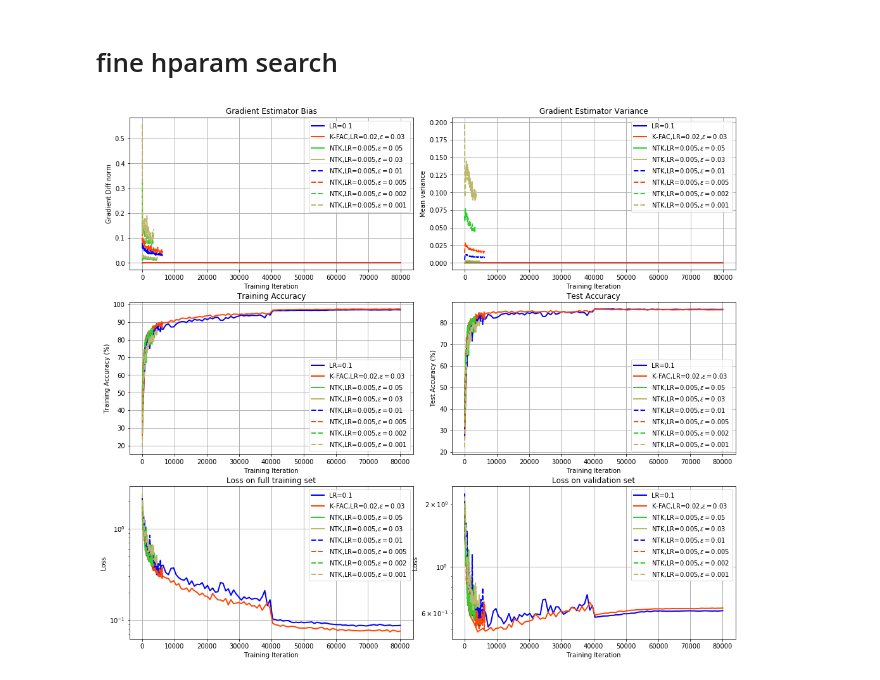
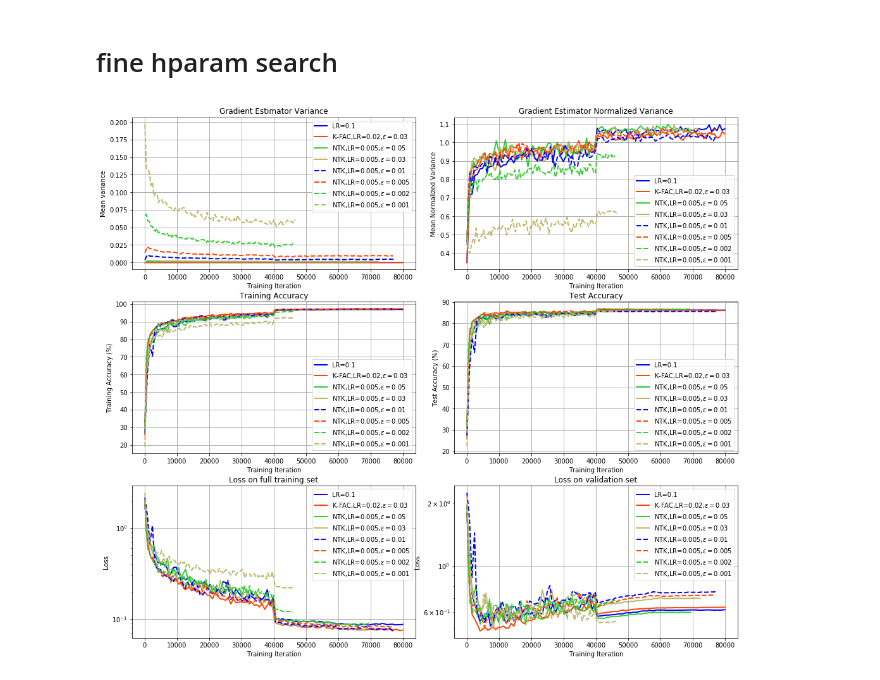
Before and after one commit to fartashf/gvar_code, a Jupyter notebook: notebooks/figures_ntk.ipynb, the cells around one changed output. Drawn from its saved outputs; the diff is of its cells as text; code cells hidden in the pictures.

```diff
--- a/notebooks/figures_ntk.ipynb
+++ b/notebooks/figures_ntk.ipynb
@@ -173,18 +173,18 @@ data, run_names = plot_runs_and_tags(get_data_f, plot_f, logdir, patterns, tag_n
 # %%
 get_data_f = get_data_pth
 # plot_f = plt.plot
 plot_f = plot_smooth_o1
 logdir = '/u/faghri/dmom/code/runs/'
-patterns = ['.*runs_cifar10_gvar_ntk/(00|08|.*weight_decay_0,(?!.*estim_sgd).*lr_0.005)']  # (?!.*scheduler)
-tag_names = ['grad_bias', 'est_var', 'Tacc', 'Vacc', 'Tloss', 'Vloss']  # 'lr', 'gb_td',
+patterns = ['.*runs_cifar10_gvar_ntk/(00|08|.*ntk.*lr_0.005)']  # (?!.*scheduler)
+tag_names = ['est_var', 'est_nvar', 'Tacc', 'Vacc', 'Tloss', 'Vloss']  # 'lr', 'gb_td', 'grad_bias',
 fig_name = 'figs_ntk/cifar10.png'
 lg_tags = ['optim_sgd', 'adam', 'kfac', 'estim_ntk', 'lr_', 'damping_']
 ylim = [None]*20
 # ylim = [[.2e-4, 1e-4], [0, 1.5e-7], [-1, 0.1], None, [98, 100], [98, 100], None, None]
 # ylim = [[1e-4, 1e-1], [1e-2, 1e-1], [98, 100], [97,100], [0, 100], None, None, None, None, None, None, None, None, None, None, None, None]
 sep_h = True
 ncolor = 4
 lg_replace = [('optim_sgd', 'SGD'), ('kfac', 'K-FAC'), ('SGD,K-FAC', 'K-FAC'), ('estim_ntk', 'NTK'), ('adamw', 'AdamW'), ('adam', 'Adam'), ('lr_', 'LR='), ('LR=0.001', 'LR=1e-3'), ('LR=0.0001', 'LR=1e-4'), ('LR=0.0005', 'LR=5e-4'), ('LR=0.0002', 'LR=2e-4'), ('batch_size_', 'bs='), ('optim_start_', 'Start='), ('damping_', '$\epsilon=$')]
 data, run_names = plot_runs_and_tags(get_data_f, plot_f, logdir, patterns, tag_names, fig_name, lg_tags, ylim, sep_h=sep_h, ncolor=ncolor, lg_replace=lg_replace)
 # %% [output]
-[figure, old version]
+[figure, new version]
```
Also changed, not shown: parts of 4 cells of this notebook, 11 other files.
